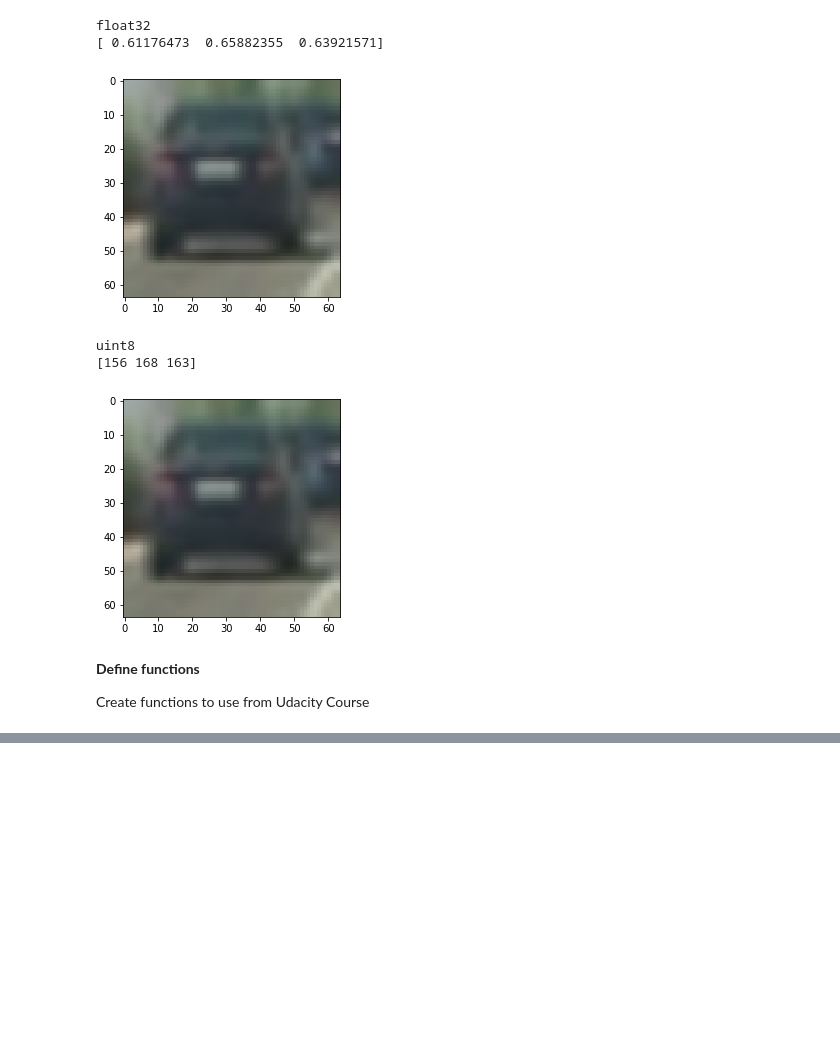
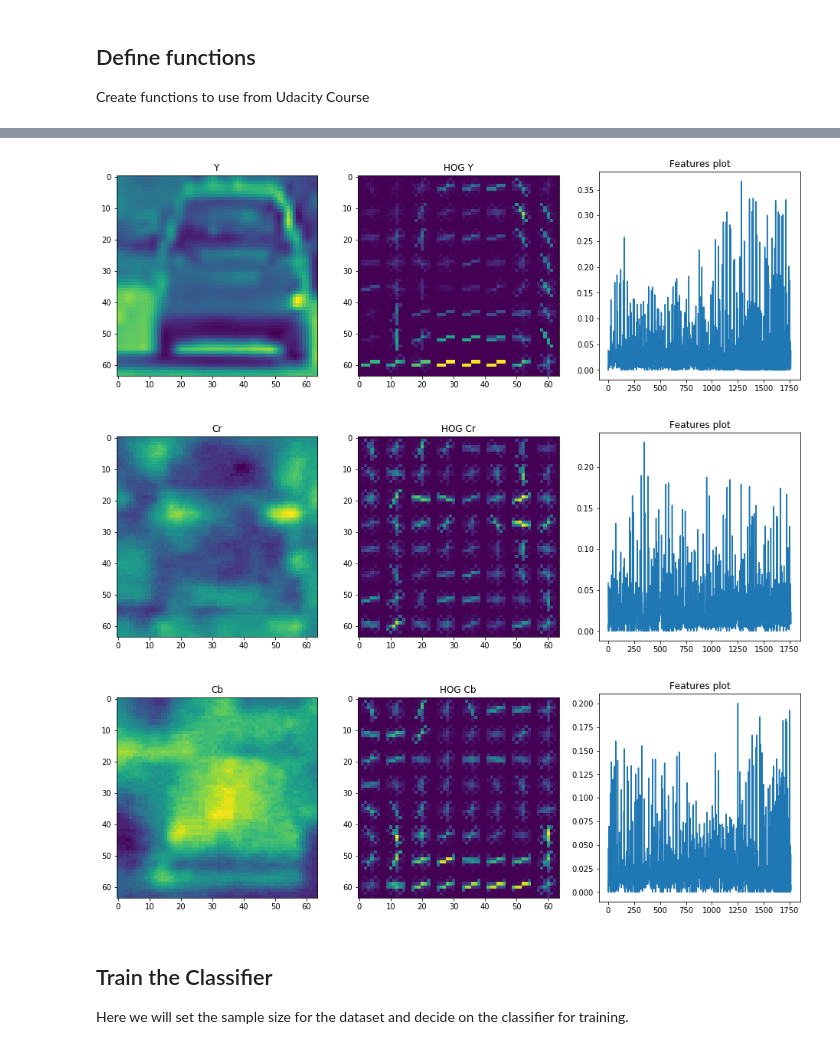
Before and after one commit to cyrano5614/CarND-Vehicle-Detection, a Jupyter notebook: pipeline.ipynb, the cells around one changed output, grey strips where cells are left out. Cells and saved outputs as stored; diff of their text form; code cells hidden in the pictures; blank space fills up the shorter version.

```diff
--- a/pipeline.ipynb
+++ b/pipeline.ipynb
@@ -66,26 +66,7 @@ File names for non-cars: ['.\\non-vehicles\\non-vehicles\\Extras/extra1.png', '.
 Number of car images: 8792
 Number of non-car images: 8968
-# %%
-yolo = mpimg.imread(cars[0])
-print(yolo.dtype)
-print (yolo[0][0])
-yolo_2 = (mpimg.imread(cars[0])*255).astype('uint8')
-plt.imshow(yolo)
-plt.show()
-print(yolo_2.dtype)
-print(yolo_2[0][0])
-plt.imshow(yolo_2)
-plt.show()
-# #image = image.astype(np.float32)/255
-# %% [output]
-float32
-[ 0.61176473  0.65882355  0.63921571]
-[figure, removed]
-uint8
-[156 168 163]
-[figure, removed]
 # %% [markdown]
-**Define functions**
+## Define functions
 
 Create functions to use from Udacity Course
 # %%
@@ -364,3 +345,27 @@ def search_windows(img, windows, clf, scaler, color_space='RGB',
             on_windows.append(window)
     #8) Return windows for positive detections
     return on_windows
+# %%
+image = mpimg.imread(cars[7])
+image_color = cv2.cvtColor(image, cv2.COLOR_RGB2YCrCb)
+img_chan = ['Y', 'Cr', 'Cb']
+
+for i, chan in enumerate(img_chan):
+    features, hog_image = get_hog_features(image_color[:,:,i], 9, 8, 2, vis=True, feature_vec=True)
+
+    plt.figure(figsize=(16,5))
+
+    plt.subplot(131)
+    plt.title(chan)
+    plt.imshow(image_color[:,:,i])
+
+    plt.subplot(132)
+    plt.title('HOG '+ chan)
+    plt.imshow(hog_image)
+
+    plt.subplot(133)
+    plt.title('Features plot')
+    plt.plot(features)
+
+    plt.show()
+# %% [output]
@@ -367,3 +374,10 @@ def search_windows(img, windows, clf, scaler, color_space='RGB',
+[figure, added]
+[figure, added]
+[figure, added]
+# %% [markdown]
+## Train the Classifier
+
+Here we will set the sample size for the dataset and decide on the classifier for training.
 # %%
 sample_size = 8000
 cars = cars[0:sample_size]
```
Also changed, not shown: parts of 13 cells of this notebook, 7 other files.
